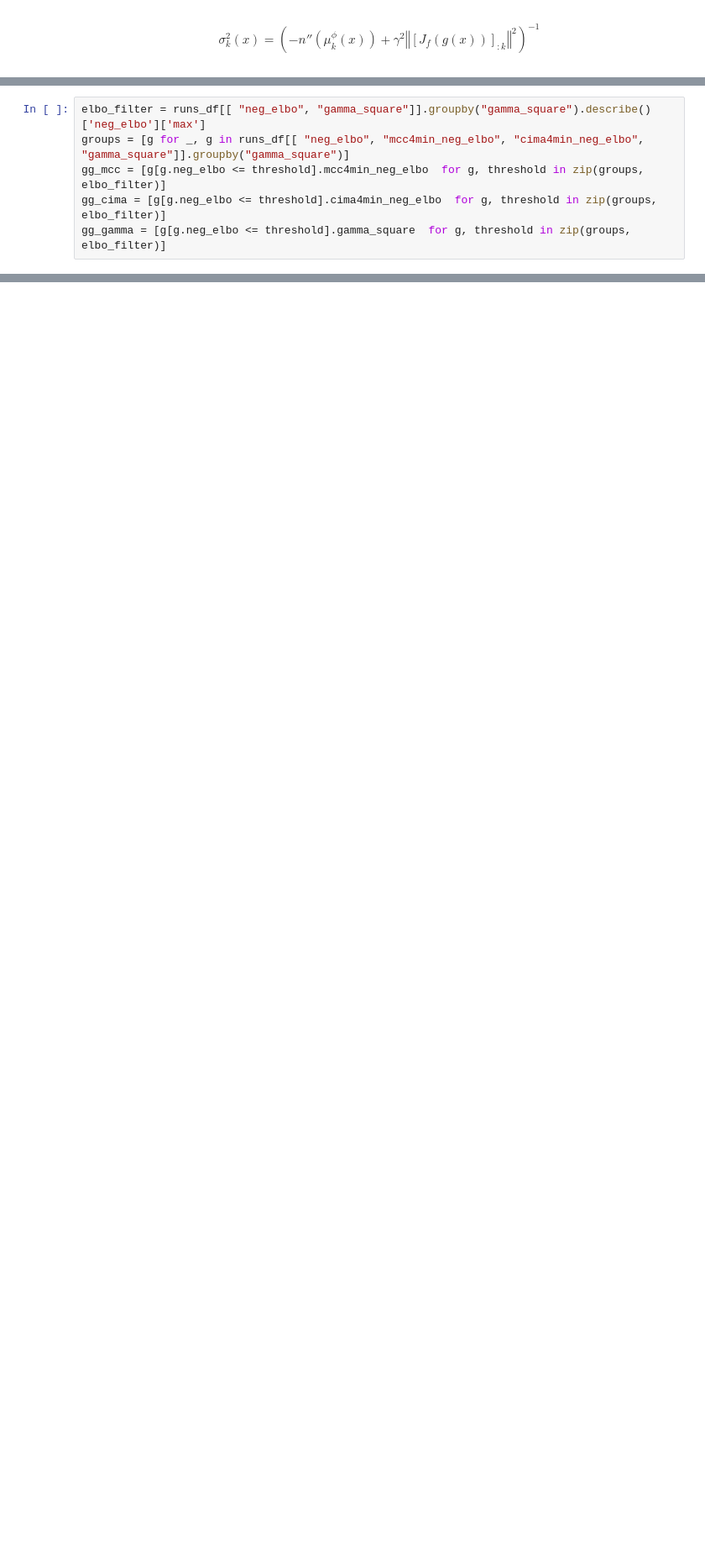
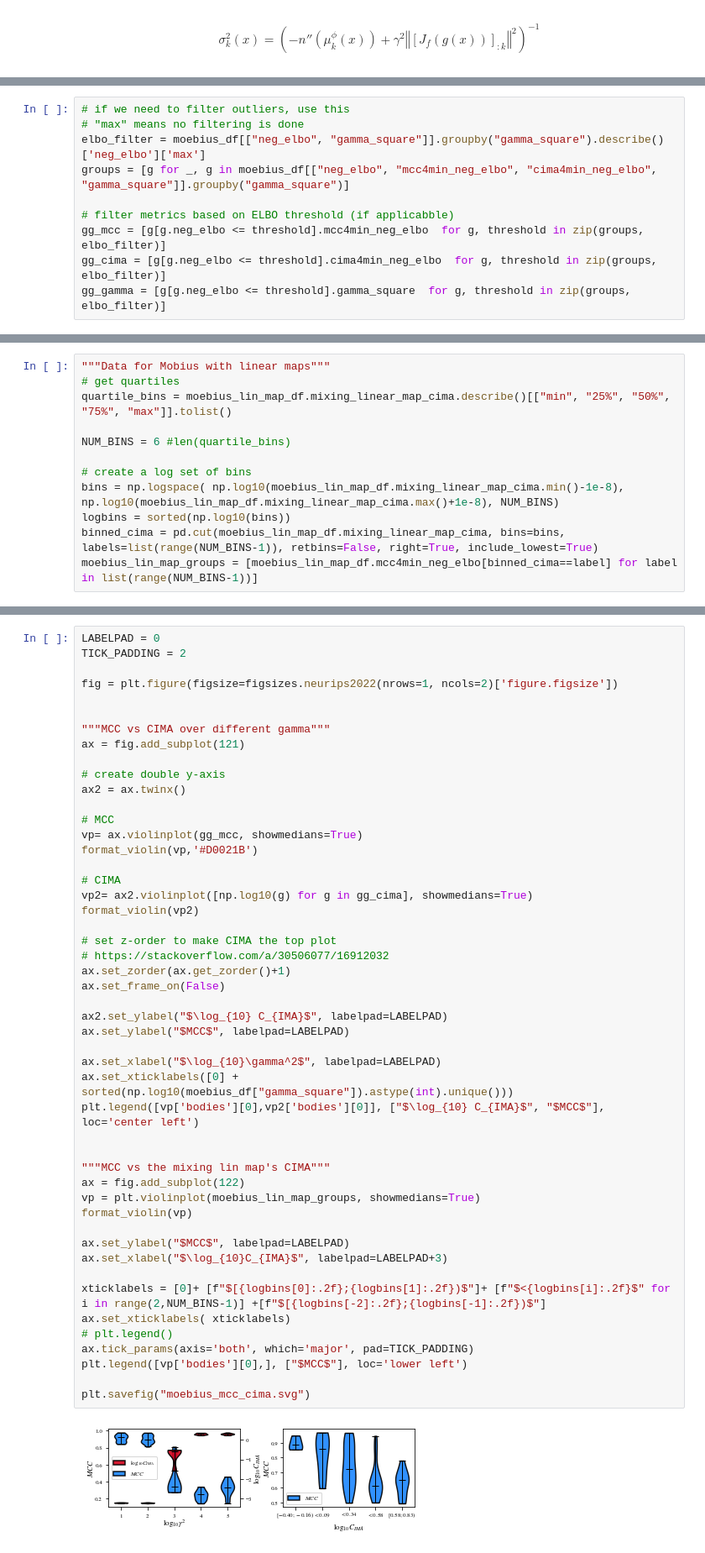
Before and after one commit to rpatrik96/ima-vae, a Jupyter notebook: notebooks/synth_plots.ipynb, the cells around one changed output, grey strips where cells are left out. Shown at 84% size. Drawn from its saved outputs; the diff is of its cells as text; blank space fills up the shorter version.

```diff
--- a/notebooks/synth_plots.ipynb
+++ b/notebooks/synth_plots.ipynb
@@ -126,6 +131,10 @@ def create_violinplot(groups, xlabel, ylabel, xticklabels, filename=None, ax=Non
 # %%
-elbo_filter = runs_df[[ "neg_elbo", "gamma_square"]].groupby("gamma_square").describe()['neg_elbo']['max']
-groups = [g for _, g in runs_df[[ "neg_elbo", "mcc4min_neg_elbo", "cima4min_neg_elbo", "gamma_square"]].groupby("gamma_square")]
+# if we need to filter outliers, use this
+# "max" means no filtering is done
+elbo_filter = moebius_df[["neg_elbo", "gamma_square"]].groupby("gamma_square").describe()['neg_elbo']['max']
+groups = [g for _, g in moebius_df[["neg_elbo", "mcc4min_neg_elbo", "cima4min_neg_elbo", "gamma_square"]].groupby("gamma_square")]
+
+# filter metrics based on ELBO threshold (if applicabble)
 gg_mcc = [g[g.neg_elbo <= threshold].mcc4min_neg_elbo  for g, threshold in zip(groups, elbo_filter)]
 gg_cima = [g[g.neg_elbo <= threshold].cima4min_neg_elbo  for g, threshold in zip(groups, elbo_filter)]
 gg_gamma = [g[g.neg_elbo <= threshold].gamma_square  for g, threshold in zip(groups, elbo_filter)]
@@ -163,0 +143,12 @@ def violin_by_prior(gauss_data, laplace_data, uniform_data, xticks, xlabel, ylab
+# %%
+"""Data for Mobius with linear maps"""
+# get quartiles
+quartile_bins = moebius_lin_map_df.mixing_linear_map_cima.describe()[["min", "25%", "50%", "75%", "max"]].tolist()
+
+NUM_BINS = 6 #len(quartile_bins)
+
+# create a log set of bins
+bins = np.logspace( np.log10(moebius_lin_map_df.mixing_linear_map_cima.min()-1e-8), np.log10(moebius_lin_map_df.mixing_linear_map_cima.max()+1e-8), NUM_BINS)
+logbins = sorted(np.log10(bins))
+binned_cima = pd.cut(moebius_lin_map_df.mixing_linear_map_cima, bins=bins, labels=list(range(NUM_BINS-1)), retbins=False, right=True, include_lowest=True)
+moebius_lin_map_groups = [moebius_lin_map_df.mcc4min_neg_elbo[binned_cima==label] for label in list(range(NUM_BINS-1))]
@@ -163,0 +157,51 @@ def violin_by_prior(gauss_data, laplace_data, uniform_data, xticks, xlabel, ylab
+# %%
+LABELPAD = 0
+TICK_PADDING = 2
+
+fig = plt.figure(figsize=figsizes.neurips2022(nrows=1, ncols=2)['figure.figsize'])
+
+
+"""MCC vs CIMA over different gamma"""
+ax = fig.add_subplot(121)
+
+# create double y-axis
+ax2 = ax.twinx()
+
+# MCC
+vp= ax.violinplot(gg_mcc, showmedians=True)
+format_violin(vp,'#D0021B')
+
+# CIMA
+vp2= ax2.violinplot([np.log10(g) for g in gg_cima], showmedians=True)
+format_violin(vp2)
+
+# set z-order to make CIMA the top plot
+# https://stackoverflow.com/a/30506077/16912032
+ax.set_zorder(ax.get_zorder()+1)
+ax.set_frame_on(False)
+
+ax2.set_ylabel("$\log_{10} C_{IMA}$", labelpad=LABELPAD)
+ax.set_ylabel("$MCC$", labelpad=LABELPAD)
+
+ax.set_xlabel("$\log_{10}\gamma^2$", labelpad=LABELPAD)
+ax.set_xticklabels([0] + sorted(np.log10(moebius_df["gamma_square"]).astype(int).unique()))
+plt.legend([vp['bodies'][0],vp2['bodies'][0]], ["$\log_{10} C_{IMA}$", "$MCC$"], loc='center left')
+
+
+"""MCC vs the mixing lin map's CIMA"""
+ax = fig.add_subplot(122)
+vp = plt.violinplot(moebius_lin_map_groups, showmedians=True)
+format_violin(vp)
+
+ax.set_ylabel("$MCC$", labelpad=LABELPAD)
+ax.set_xlabel("$\log_{10}C_{IMA}$", labelpad=LABELPAD+3)
+
+xticklabels = [0]+ [f"$[{logbins[0]:.2f};{logbins[1]:.2f})$"]+ [f"$<{logbins[i]:.2f}$" for i in range(2,NUM_BINS-1)] +[f"$[{logbins[-2]:.2f};{logbins[-1]:.2f})$"]
+ax.set_xticklabels( xticklabels)
+# plt.legend()
+ax.tick_params(axis='both', which='major', pad=TICK_PADDING)
+plt.legend([vp['bodies'][0],], ["$MCC$"], loc='lower left')
+
+plt.savefig("moebius_mcc_cima.svg")
+# %% [output]
+[figure, added]
```
Also changed, not shown: parts of 25 cells of this notebook.
